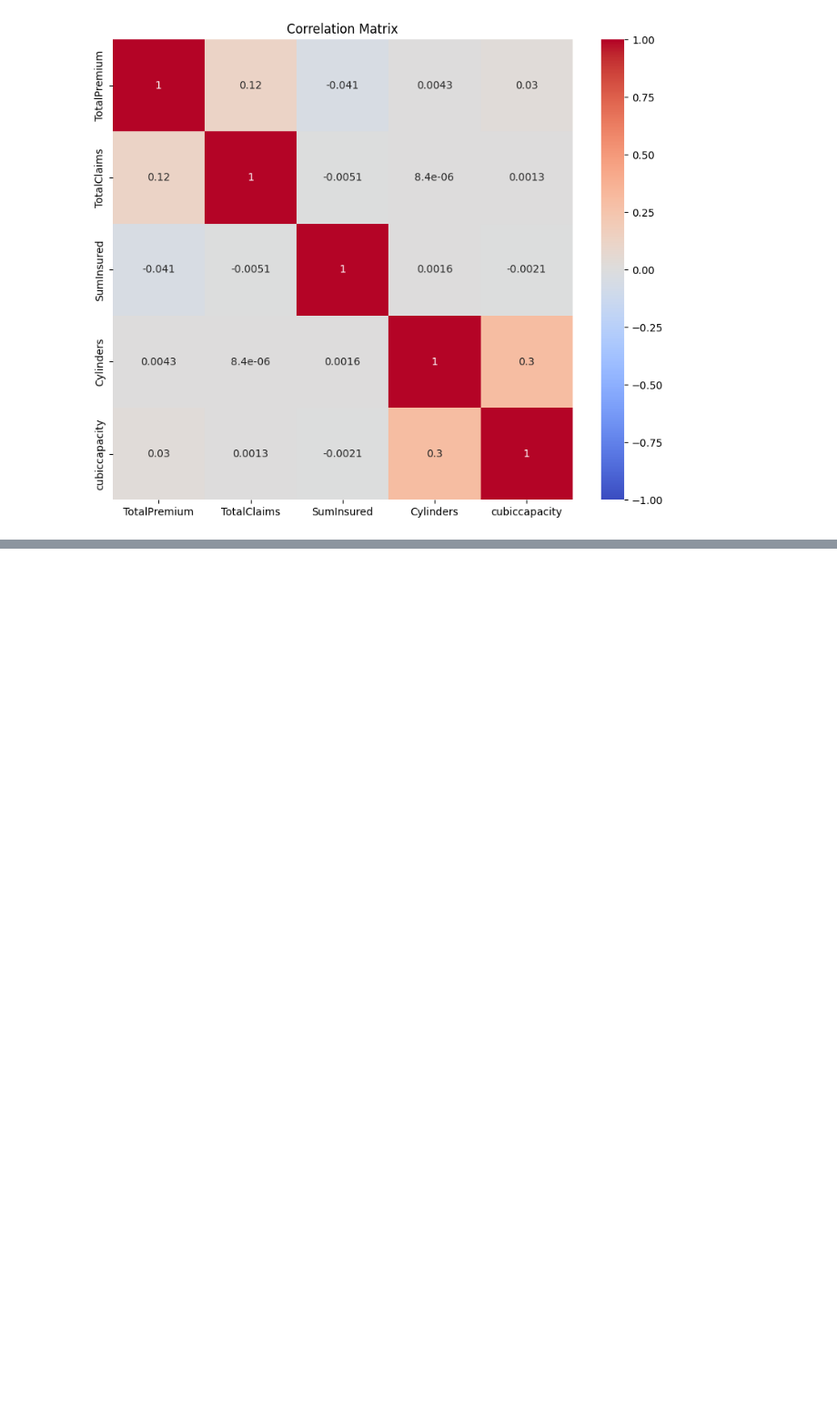
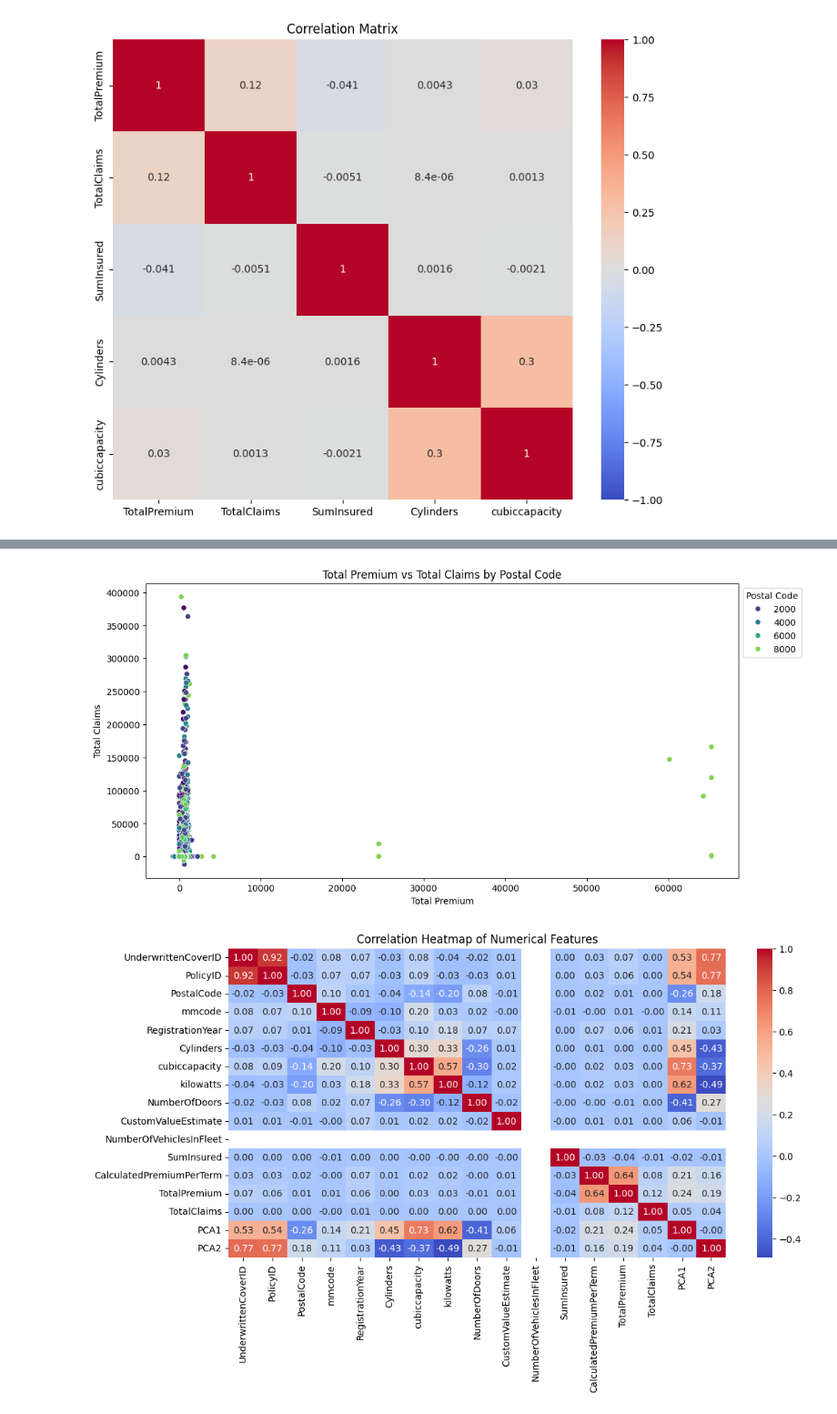
Before and after one commit to Semir1r/AlphaCare-Insurance-Solutions, a Jupyter notebook: notebooks/insurance_analysis.ipynb, the cells around one changed output, grey strips where cells are left out. Shown at 91% size. Cells and saved outputs as stored; diff of their text form; code cells hidden in the pictures; blank space fills up the shorter version.

```diff
--- a/notebooks/insurance_analysis.ipynb
+++ b/notebooks/insurance_analysis.ipynb
@@ -173,0 +226,24 @@ plt.show()
+# %%
+# Scatter plot for TotalPremium vs TotalClaims by PostalCode
+plt.figure(figsize=(12, 6))
+sns.scatterplot(x='TotalPremium', y='TotalClaims', hue='PostalCode', data=cleaned_data, palette='viridis')
+plt.title('Total Premium vs Total Claims by Postal Code')
+plt.xlabel('Total Premium')
+plt.ylabel('Total Claims')
+plt.legend(title='Postal Code', bbox_to_anchor=(1, 1), loc='upper left')
+plt.show()
+
+# Select only numeric columns for correlation analysis
+numerical_data = cleaned_data.select_dtypes(include=['float64', 'int64'])
+
+# Calculate correlation matrix for numerical columns
+correlation_matrix = numerical_data.corr()
+
+# Plot the correlation matrix
+plt.figure(figsize=(12, 6))
+sns.heatmap(correlation_matrix, annot=True, cmap='coolwarm', fmt='.2f', cbar=True)
+plt.title('Correlation Heatmap of Numerical Features')
+plt.show()
+# %% [output]
+[figure, added]
+[figure, added]
```
Also changed, not shown: parts of 6 cells of this notebook, 2 other files.
